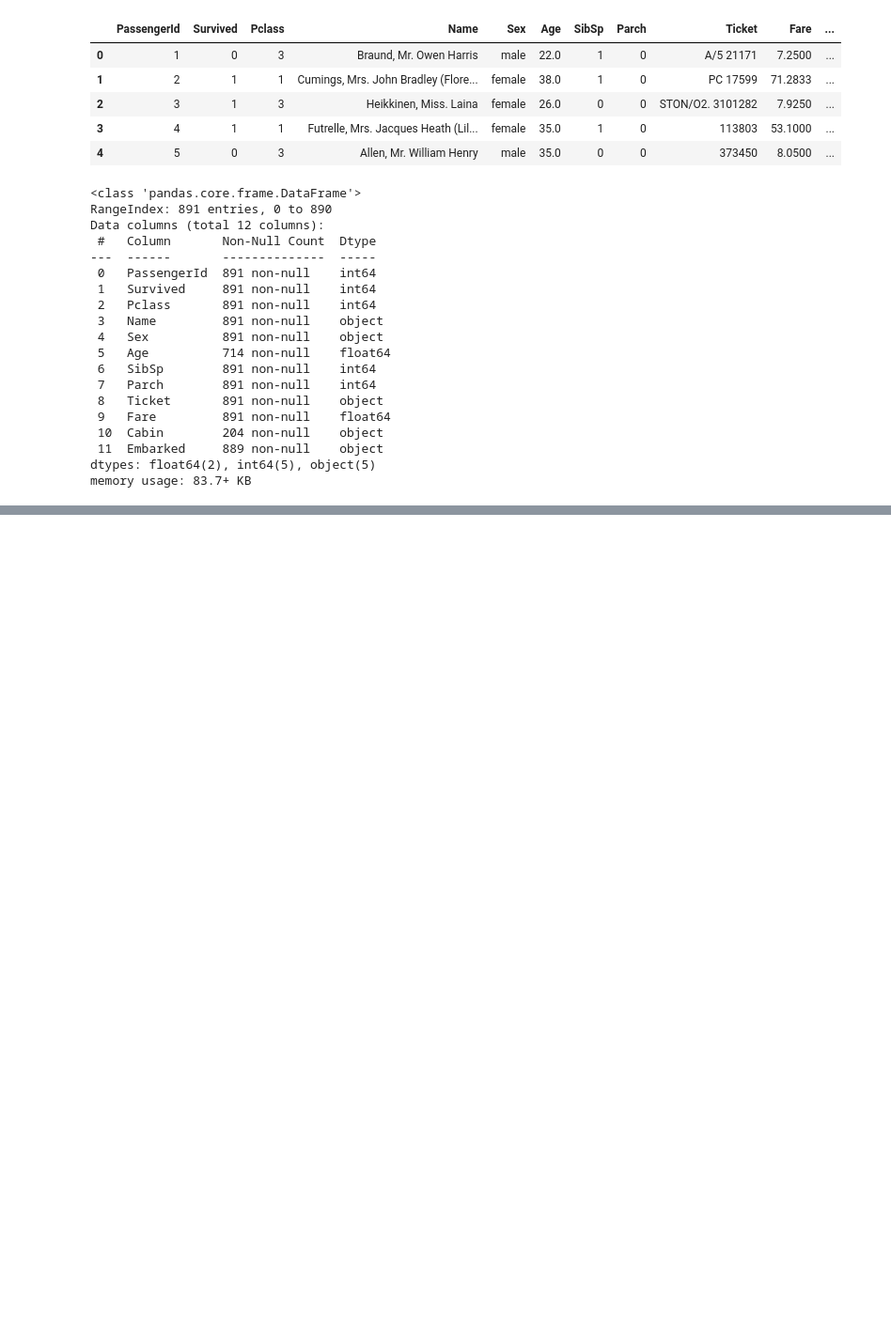
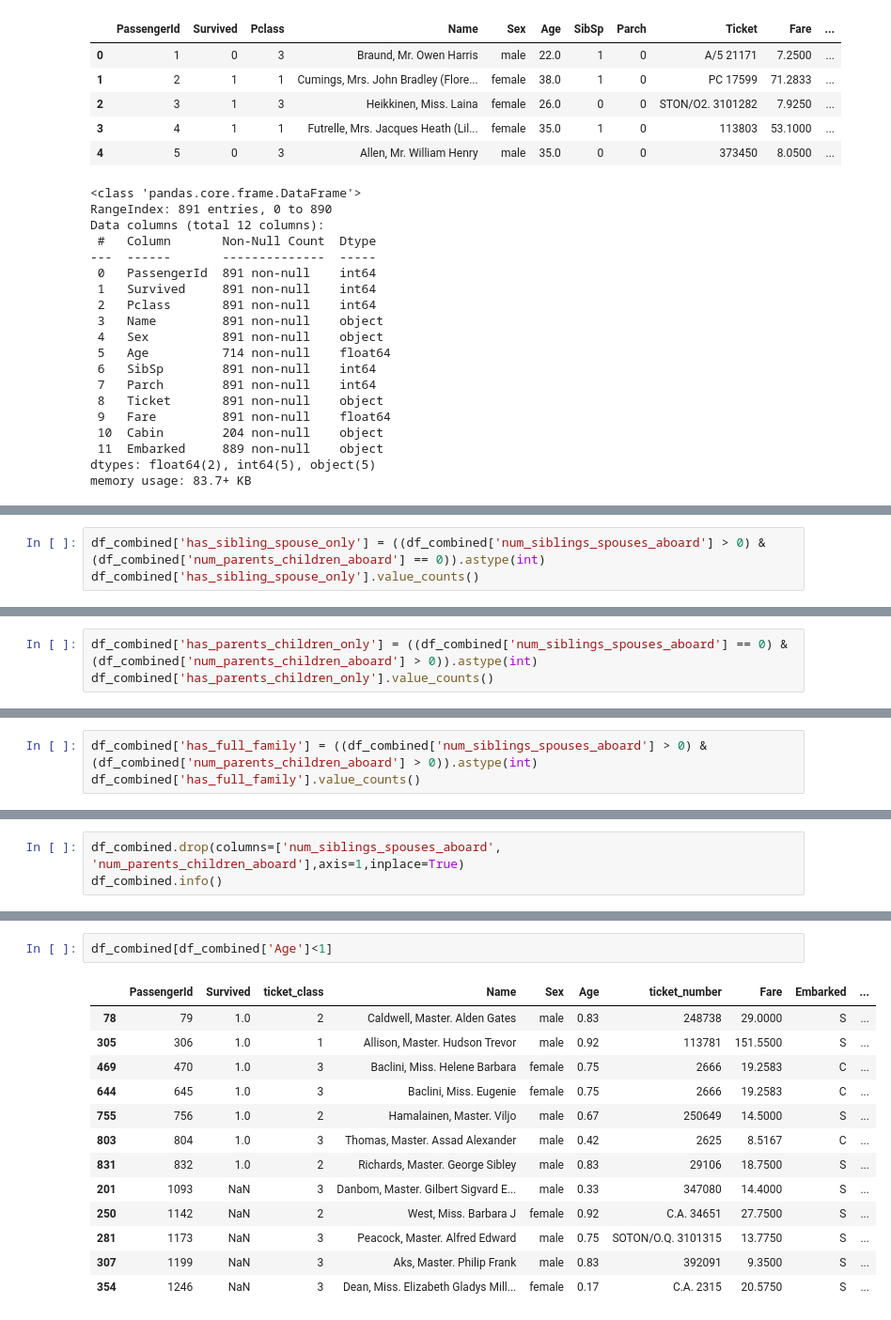
Before and after one commit to EthanStanks/DATA6550-Visualization, a Jupyter notebook: code/Ethan_Sandbox.ipynb, the cells around one changed output, grey strips where cells are left out. Shown at 94% size. Drawn from its saved outputs; the diff is of its cells as text; blank space fills up the shorter version.

```diff
--- a/code/Ethan_Sandbox.ipynb
+++ b/code/Ethan_Sandbox.ipynb
@@ -92,0 +423,3 @@ memory usage: 83.7+ KB
+# %%
+df_combined['has_sibling_spouse_only'] = ((df_combined['num_siblings_spouses_aboard'] > 0) & (df_combined['num_parents_children_aboard'] == 0)).astype(int)
+df_combined['has_sibling_spouse_only'].value_counts()
@@ -92,0 +431,3 @@ memory usage: 83.7+ KB
+# %%
+df_combined['has_parents_children_only'] = ((df_combined['num_siblings_spouses_aboard'] == 0) & (df_combined['num_parents_children_aboard'] > 0)).astype(int)
+df_combined['has_parents_children_only'].value_counts()
@@ -92,0 +439,3 @@ memory usage: 83.7+ KB
+# %%
+df_combined['has_full_family'] = ((df_combined['num_siblings_spouses_aboard'] > 0) & (df_combined['num_parents_children_aboard'] > 0)).astype(int)
+df_combined['has_full_family'].value_counts()
@@ -92,0 +447,3 @@ memory usage: 83.7+ KB
+# %%
+df_combined.drop(columns=['num_siblings_spouses_aboard', 'num_parents_children_aboard'],axis=1,inplace=True)
+df_combined.info()
@@ -92,0 +495,16 @@ memory usage: 83.7+ KB
+# %%
+df_combined[df_combined['Age']<1]
+# %% [output]
+|  | PassengerId | Survived | ticket_class | Name | Sex | Age | ticket_number | Fare | Embarked | ... |
+| 78 | 79 | 1.0 | 2 | Caldwell, Master. Alden Gates | male | 0.83 | 248738 | 29.0000 | S | ... |
+| 305 | 306 | 1.0 | 1 | Allison, Master. Hudson Trevor | male | 0.92 | 113781 | 151.5500 | S | ... |
+| 469 | 470 | 1.0 | 3 | Baclini, Miss. Helene Barbara | female | 0.75 | 2666 | 19.2583 | C | ... |
+| 644 | 645 | 1.0 | 3 | Baclini, Miss. Eugenie | female | 0.75 | 2666 | 19.2583 | C | ... |
+| 755 | 756 | 1.0 | 2 | Hamalainen, Master. Viljo | male | 0.67 | 250649 | 14.5000 | S | ... |
+| 803 | 804 | 1.0 | 3 | Thomas, Master. Assad Alexander | male | 0.42 | 2625 | 8.5167 | C | ... |
+| 831 | 832 | 1.0 | 2 | Richards, Master. George Sibley | male | 0.83 | 29106 | 18.7500 | S | ... |
+| 201 | 1093 | NaN | 3 | Danbom, Master. Gilbert Sigvard E... | male | 0.33 | 347080 | 14.4000 | S | ... |
+| 250 | 1142 | NaN | 2 | West, Miss. Barbara J | female | 0.92 | C.A. 34651 | 27.7500 | S | ... |
+| 281 | 1173 | NaN | 3 | Peacock, Master. Alfred Edward | male | 0.75 | SOTON/O.Q. 3101315 | 13.7750 | S | ... |
+| 307 | 1199 | NaN | 3 | Aks, Master. Philip Frank | male | 0.83 | 392091 | 9.3500 | S | ... |
+| 354 | 1246 | NaN | 3 | Dean, Miss. Elizabeth Gladys Mill... | female | 0.17 | C.A. 2315 | 20.5750 | S | ... |
```
Also changed, not shown: parts of 70 cells of this notebook.
